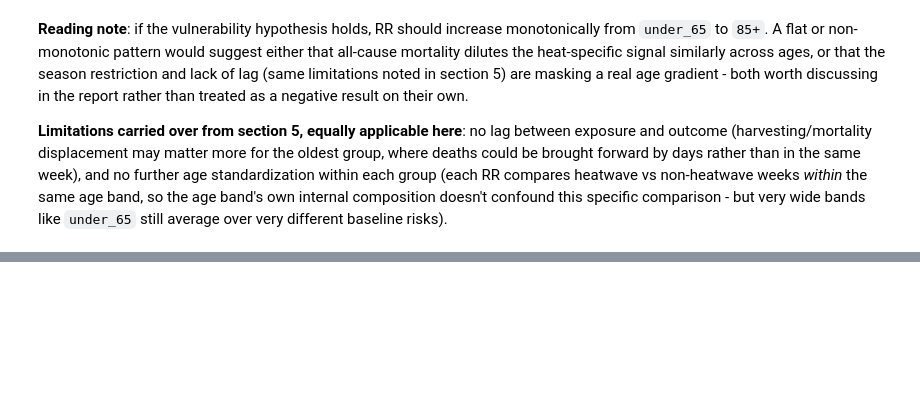
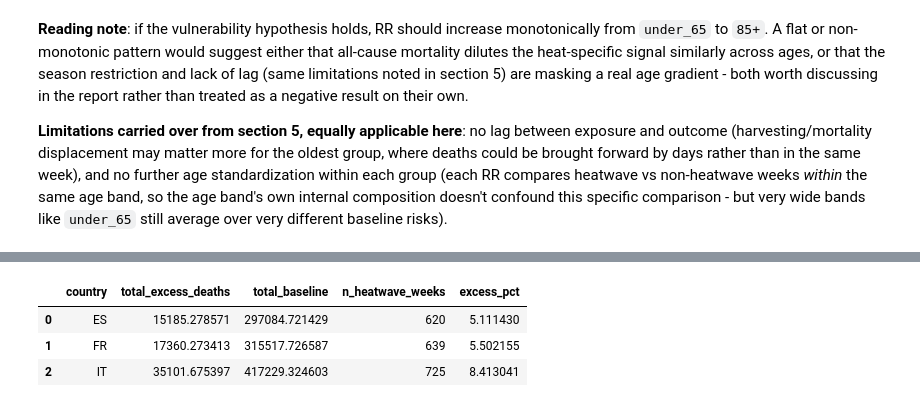
Before and after one commit to caMatt99/Heatwave_analysis, a Jupyter notebook: notebooks/01_Descriptive_analysis.ipynb, the cells around one changed output, grey strips where cells are left out. Drawn from its saved outputs; the diff is of its cells as text; code cells hidden in the pictures; blank space fills up the shorter version.

```diff
--- a/notebooks/01_Descriptive_analysis.ipynb
+++ b/notebooks/01_Descriptive_analysis.ipynb
@@ -409,0 +580,24 @@ band's own internal composition doesn't confound this specific comparison - but
+# %%
+from src.analysis.epi_metrics import excess_mortality
+
+# Excess is computed on the same valid (missing-population-filtered) frame.
+excess = excess_mortality(valid)
+
+# Aggregate to a communicable summary: total excess deaths and mean % excess,
+# by country (raw sums, then the ratio - not an average of ratios).
+excess_by_country = (
+    excess.groupby('country')
+    .agg(total_excess_deaths=('excess_abs', 'sum'),
+         total_baseline=('baseline_deaths', 'sum'),
+         n_heatwave_weeks=('excess_abs', 'size'))
+    .reset_index()
+)
+excess_by_country['excess_pct'] = (
+    excess_by_country['total_excess_deaths'] / excess_by_country['total_baseline'] * 100
+)
+excess_by_country
+# %% [output]
+|  | country | total_excess_deaths | total_baseline | n_heatwave_weeks | excess_pct |
+| 0 | ES | 15185.278571 | 297084.721429 | 620 | 5.111430 |
+| 1 | FR | 17360.273413 | 315517.726587 | 639 | 5.502155 |
+| 2 | IT | 35101.675397 | 417229.324603 | 725 | 8.413041 |
```
Also changed, not shown: parts of 23 cells of this notebook, 4 other files.
